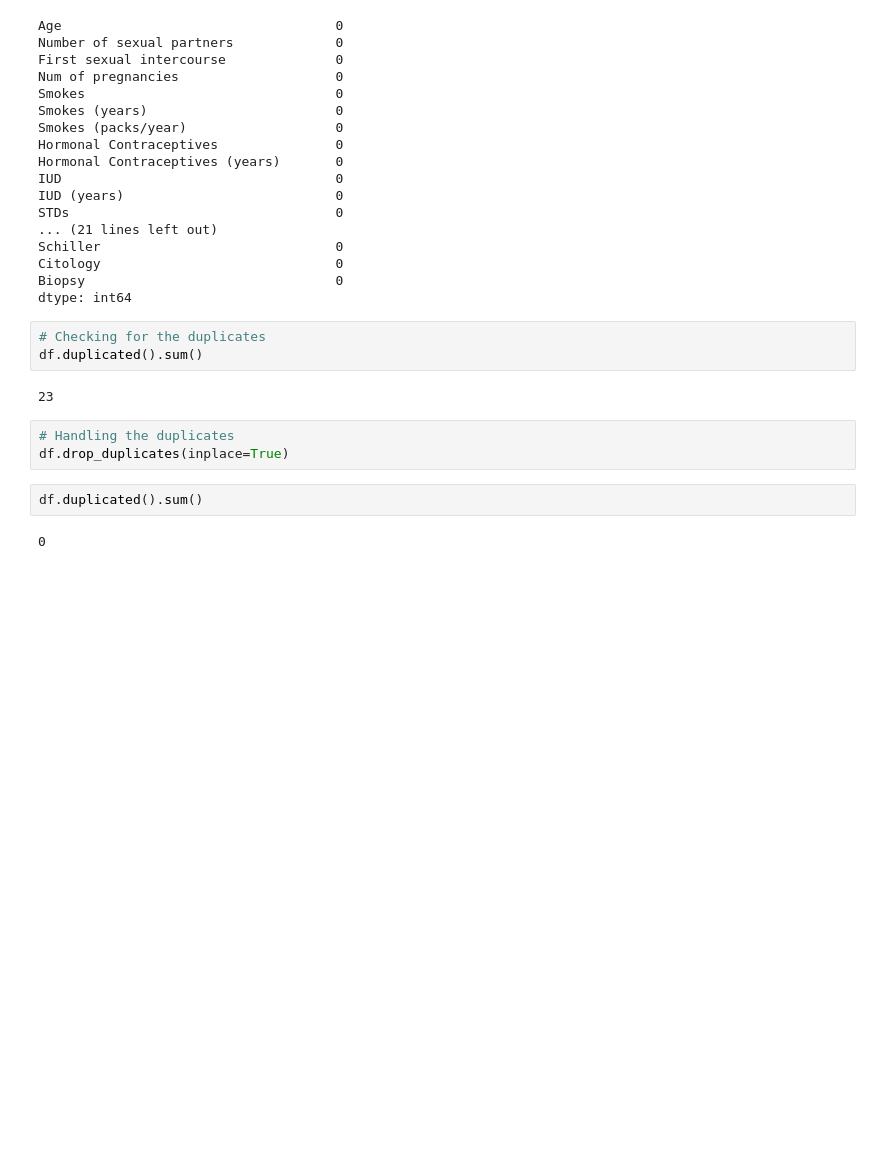
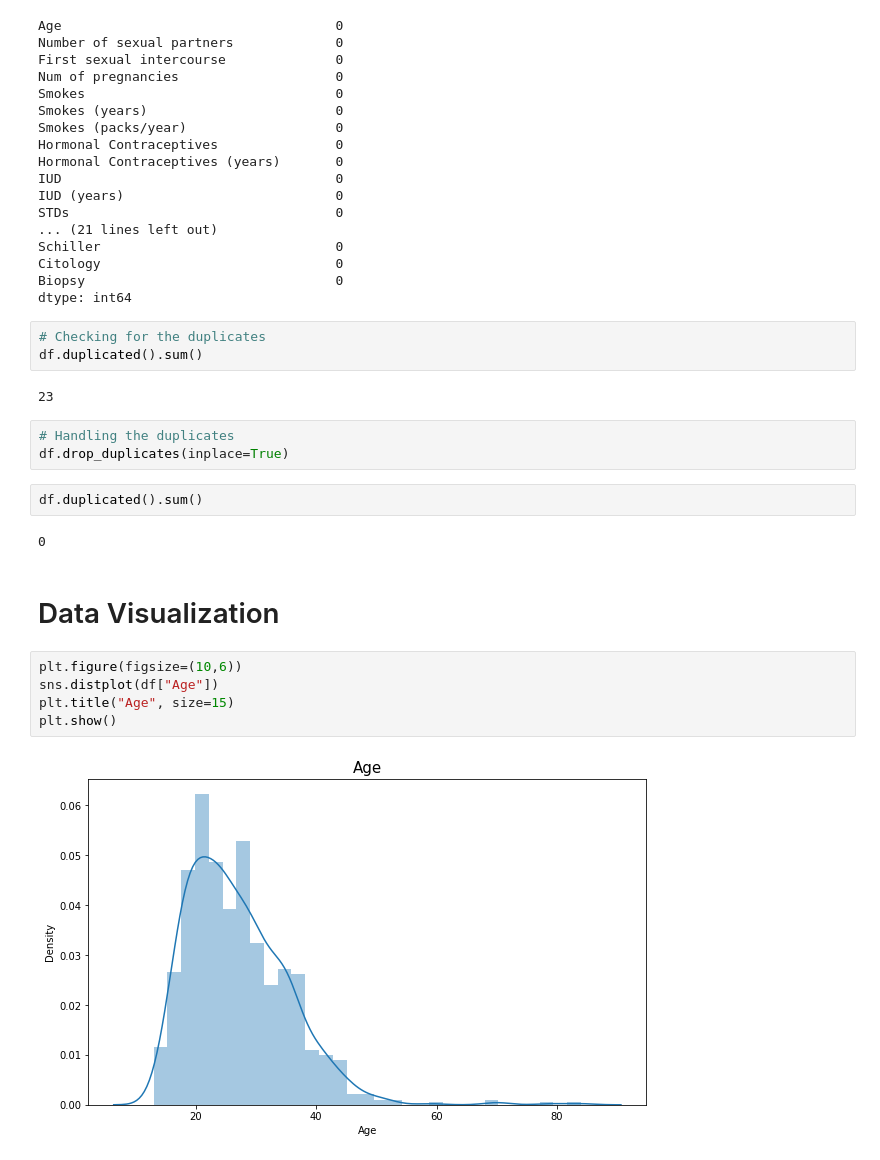
Before and after one commit to tarzahedi/cervical-cancer, a Jupyter notebook: EDA_Cervical_Cancer.ipynb, the cells around one changed output. Saved outputs shown, nothing was run; the diff lists cells and outputs as text; blank space fills up the shorter version.

Commit message:
Data Visualization

```diff
--- a/EDA_Cervical_Cancer.ipynb
+++ b/EDA_Cervical_Cancer.ipynb
@@ -100,3 +100,12 @@ df.drop_duplicates(inplace=True)
 df.duplicated().sum()
 # %% [output]
 0
+# %% [markdown]
+# Data Visualization
+# %%
+plt.figure(figsize=(10,6))
+sns.distplot(df["Age"])
+plt.title("Age", size=15)
+plt.show()
+# %% [output]
+[figure, added]
```
Also changed, not shown: parts of 6 cells of this notebook.
